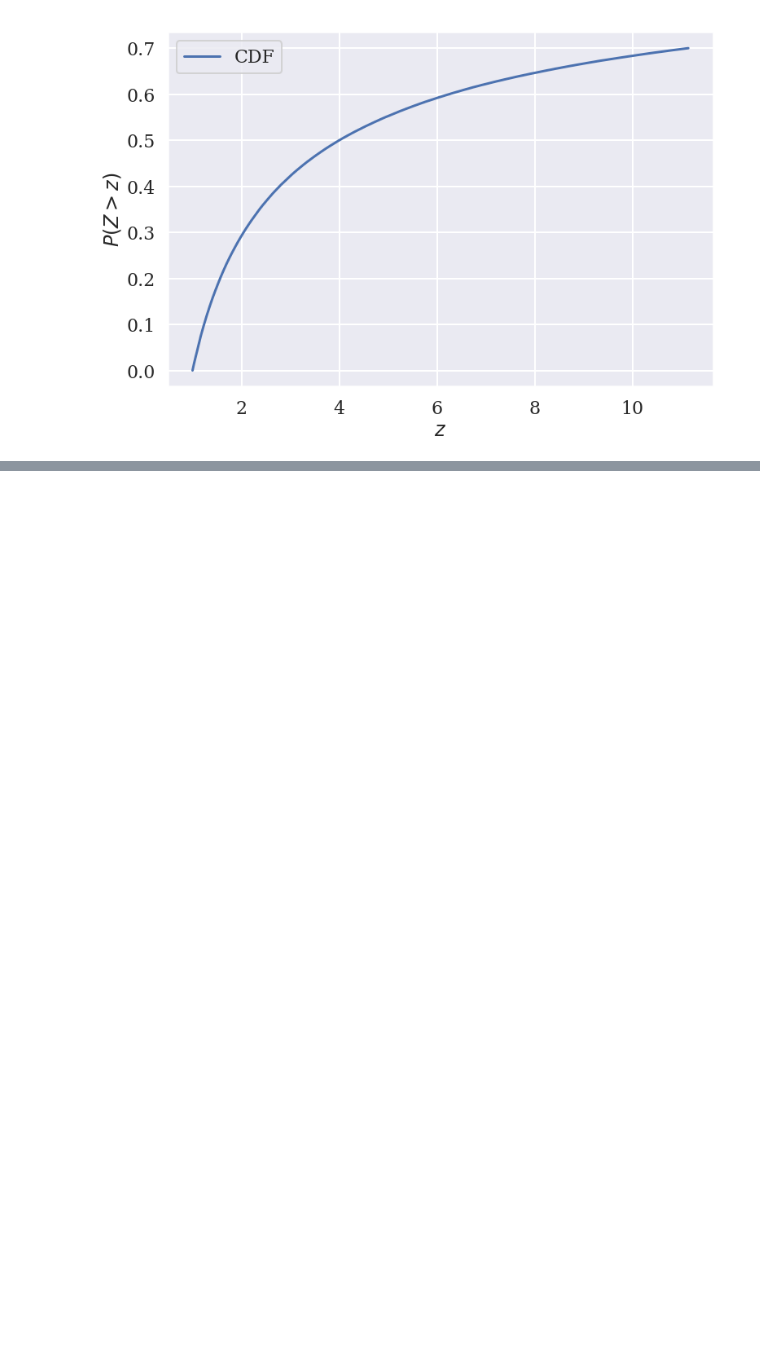
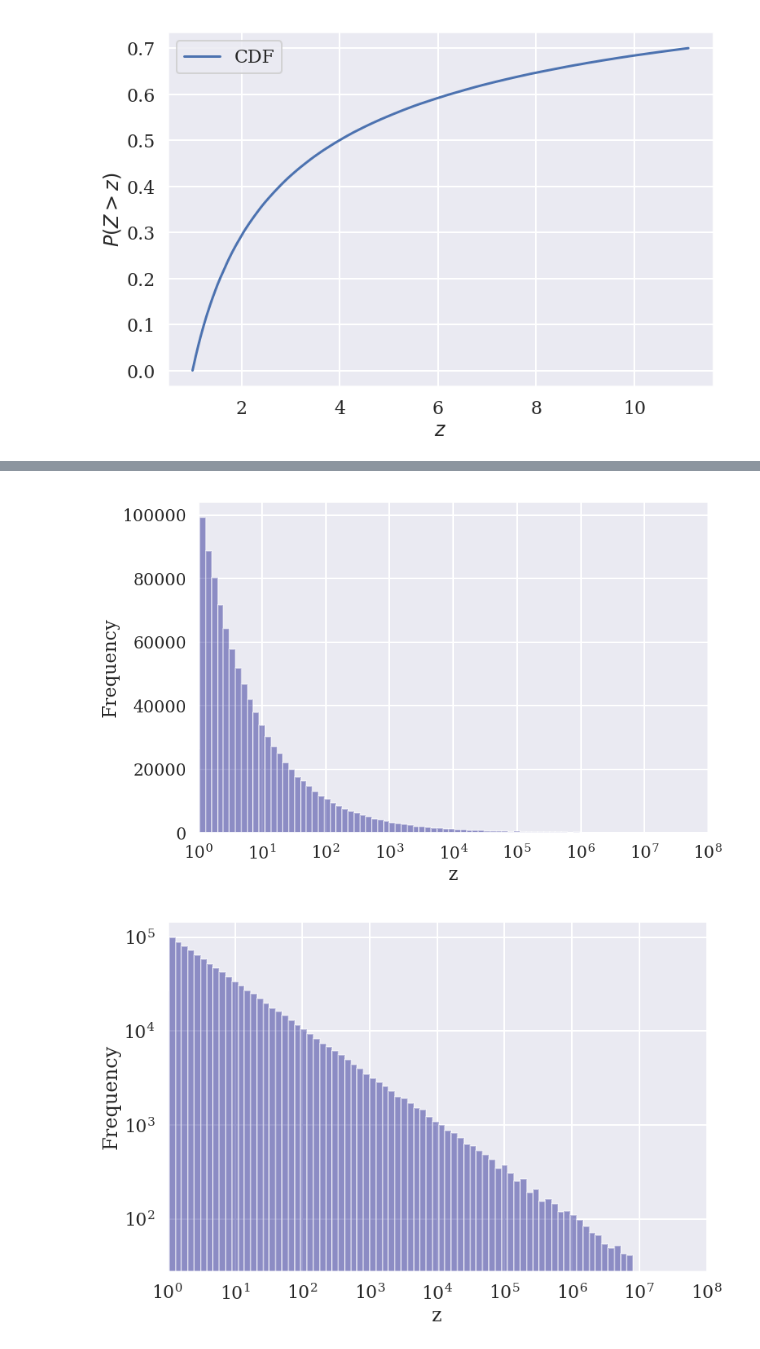
Before and after one commit to auduntre/FYS4460, a Jupyter notebook: Project3/task_d_e/task_d_e.ipynb, the cells around one changed output, grey strips where cells are left out. Drawn from its saved outputs; the diff is of its cells as text; code cells hidden in the pictures; blank space fills up the shorter version.

```diff
--- a/Project3/task_d_e/task_d_e.ipynb
+++ b/Project3/task_d_e/task_d_e.ipynb
@@ -108,0 +92,18 @@ show()
+# %%
+lplot = sns.distplot(z, bins=logspace(log(0.1), log(1000), 100), kde=False, color="navy", axlabel="z")
+lplot.set_ylabel("Frequency")
+gca().set_xscale("log")
+xlim(10e-1, 10e7)
+savefig("problem-e1.eps")
+show()
+
+lplot = sns.distplot(z, bins=logspace(log(0.1), log(1000), 100), kde=False, color="navy", axlabel="z")
+lplot.set_ylabel("Frequency")
+gca().set_xscale("log")
+gca().set_yscale("log")
+xlim(10e-1, 10e7)
+savefig("problem-e1.eps")
+show()
+# %% [output]
+[figure, added]
+[figure, added]
```
Also changed, not shown: parts of 4 cells of this notebook.
